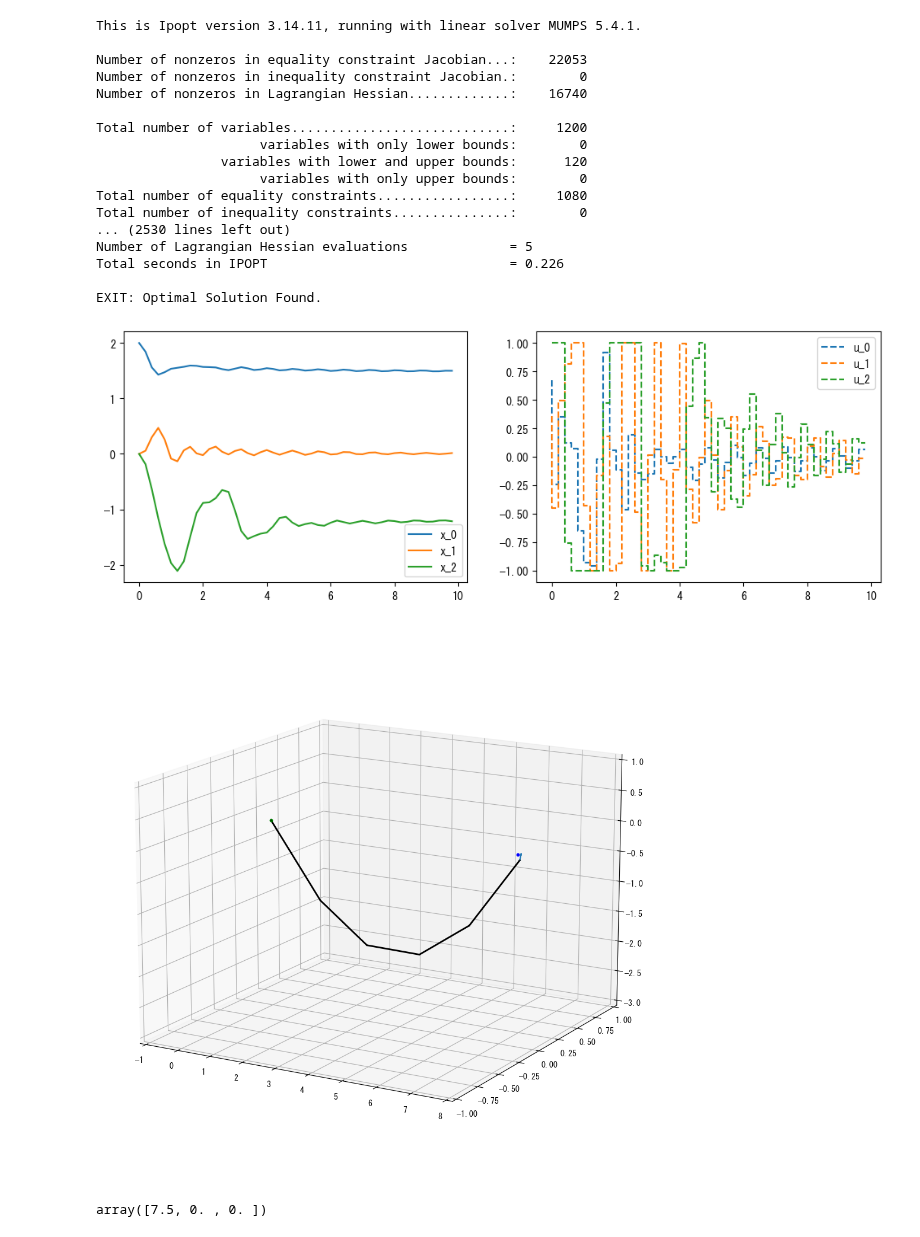
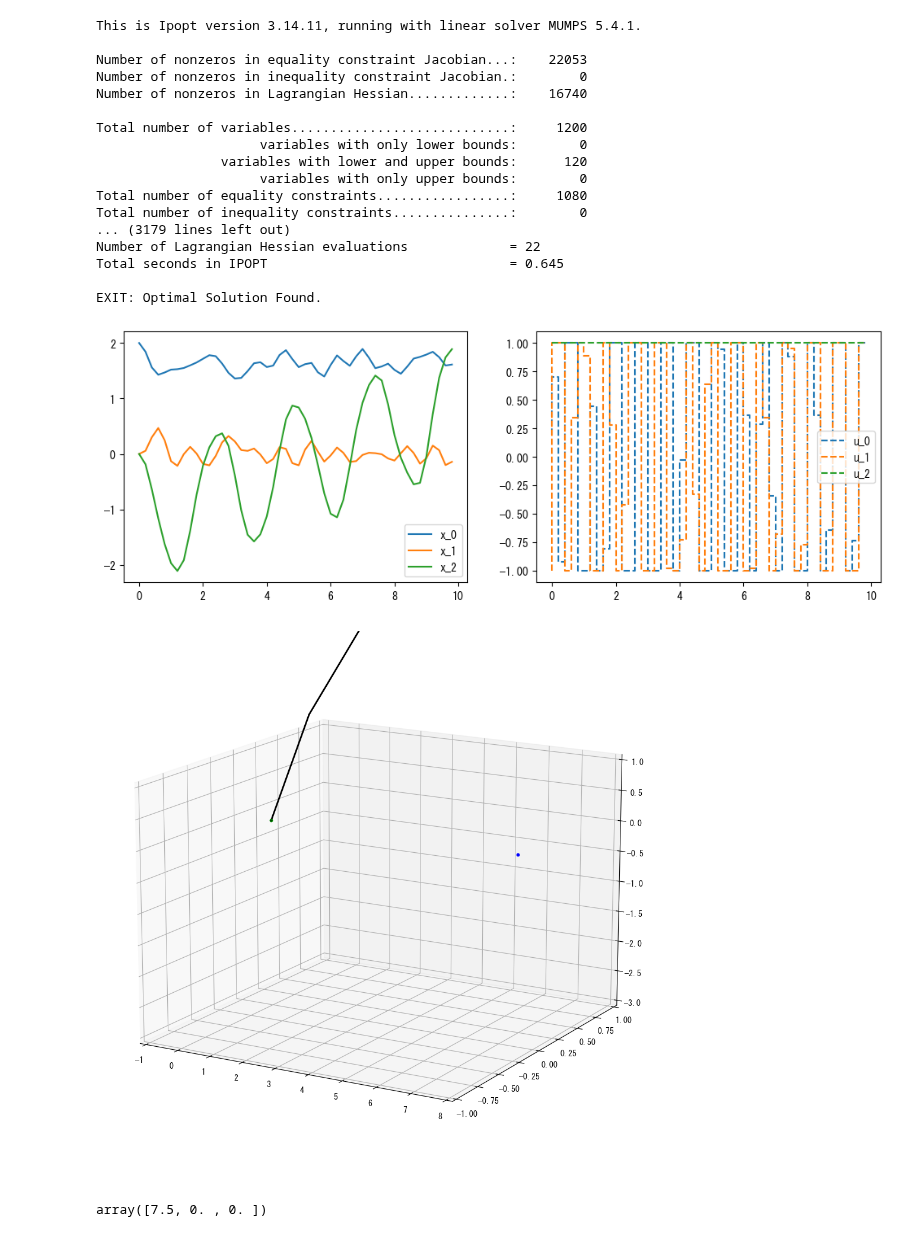
Before and after one commit to proxima-technology/casadi_mpc_nyuumon, a Jupyter notebook: src/chapter7_chain_of_masses.ipynb, the cells around one changed output. Drawn from its saved outputs; the diff is of its cells as text; code cells hidden in the pictures.

Commit message:
chapter7 fix random seed

```diff
--- a/src/chapter7_chain_of_masses.ipynb
+++ b/src/chapter7_chain_of_masses.ipynb
@@ -32,7 +32,7 @@ nu = 3 #制御変数の次元
 nx = 2*3*(ns-1)+3 #状態変数の次元
 
 # コスト関数の重み
-Q = casadi.diag([0,0,0]*(ns-1)+[12,12,12]+[125,125,125]*(ns-1))
+Q = casadi.diag([0,0,0]*(ns-1)+[12.5,12.5,12.5]+[125,125,125]*(ns-1))
 Q_f = casadi.diag([0,0,0]*(ns-1)+[10,10,10]+[0,0,0]*(ns-1))
 R = casadi.diag([0.5,0.5,0.5])
 
@@ -134,7 +134,7 @@ def make_nlp():
     J = 0
 
     for k in range(K):
-        J += compute_stage_cost(X[k],U[k]) #dt
+        J += compute_stage_cost(X[k],U[k])*dt
         eq = X[k+1] - RK4(x=X[k],u=U[k])["x_next"]
         G.append(eq)
     J += compute_final_cost(X[-1])
@@ -161,11 +161,13 @@ def compute_optimal_control(S,x_init,x0):
 # %%
 S = make_nlp()
 # %%
+np.random.seed(0)
+
 t_span = [0,10]
 t_eval = np.arange(*t_span,dt)
 
 x_init = casadi.DM([2,0,0,3.5,0,0,5,0,0,6.5,0,0,8,0,0,0,0,0,0,3,0,0,0,0,0,0,0])
-x0 = casadi.DM(3*np.random.normal(size=total))
+x0 = casadi.DM(np.random.normal(size=total))
 
 I = make_integrator()
 
@@ -183,37 +185,37 @@ X = np.array(X).reshape(t_eval.size,nx)
 U = np.array(U).reshape(t_eval.size,nu)
 
 plt.figure(figsize=(12,4))
 
 plt.subplot(1,2,1)
 for k in range(3):
     plt.plot(t_eval,X[:,k],label=f"x_{k}")
 plt.legend()
 
 plt.subplot(1,2,2)
 for k in range(nu):
     plt.step(t_eval,U[:,k],linestyle="--",label=f"u_{k}")
 plt.legend()
 
 plt.show()
 # %% [output]
 This is Ipopt version 3.14.11, running with linear solver MUMPS 5.4.1.
 
 Number of nonzeros in equality constraint Jacobian...:    22053
 Number of nonzeros in inequality constraint Jacobian.:        0
 Number of nonzeros in Lagrangian Hessian.............:    16740
 
 Total number of variables............................:     1200
                      variables with only lower bounds:        0
                 variables with lower and upper bounds:      120
                      variables with only upper bounds:        0
 Total number of equality constraints.................:     1080
 Total number of inequality constraints...............:        0
-... (2530 lines left out)
-Number of Lagrangian Hessian evaluations             = 5
-Total seconds in IPOPT                               = 0.226
+... (3179 lines left out)
+Number of Lagrangian Hessian evaluations             = 22
+Total seconds in IPOPT                               = 0.645
 
 EXIT: Optimal Solution Found.
-[figure, old version]
+[figure, new version]
 # %%
 fig = plt.figure(figsize=(12,12))
 ax = fig.add_subplot(111,projection="3d")
@@ -251,7 +253,7 @@ def update_figure(i):
 ani = FuncAnimation(fig, update_figure, frames=frames)
 ani.save("images/chap7_chain_of_mass.gif",writer="pillow",fps=fps)
 # %% [output]
-[figure, old version]
+[figure, new version]
 # %%
 # import glob
 # import natsort
```
Also changed, not shown: 1 other file.
